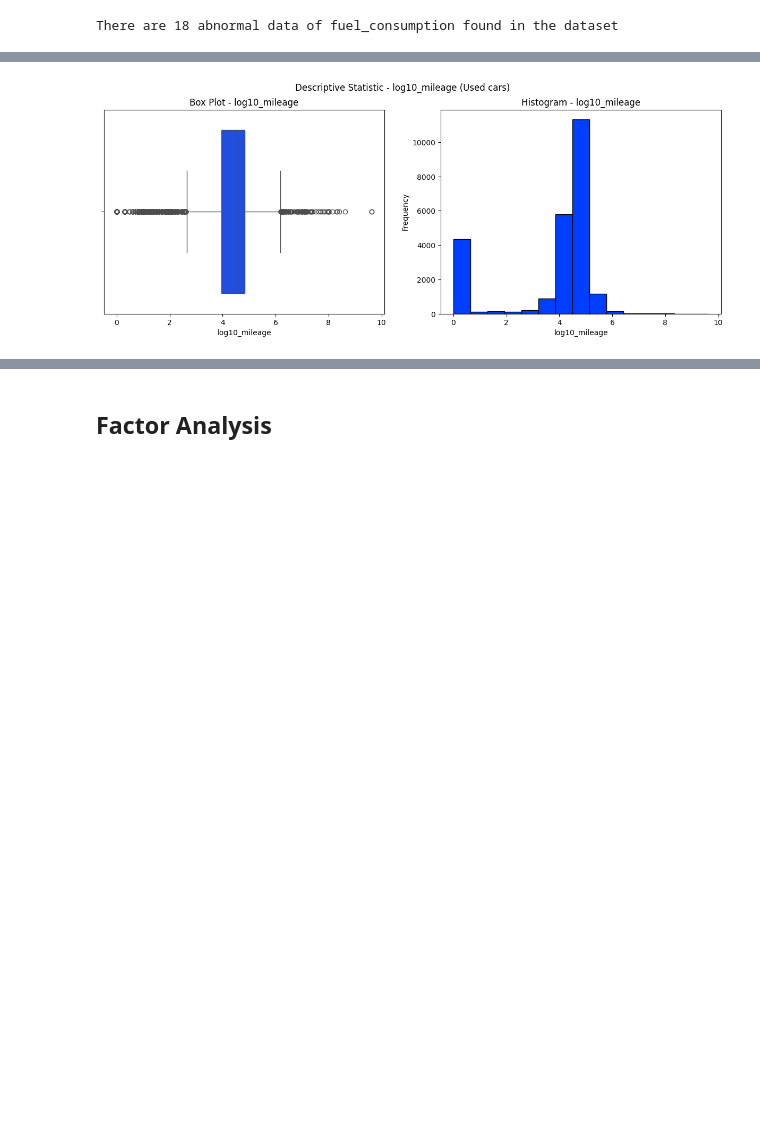
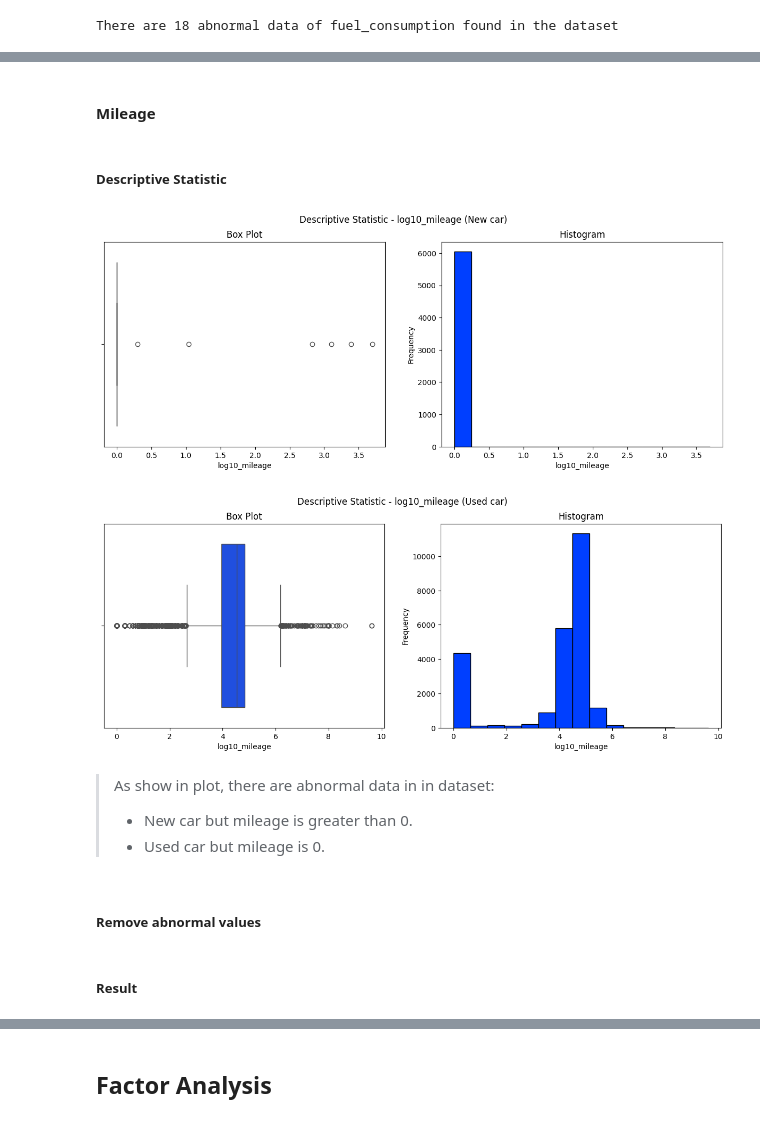
Before and after one commit to duyphuongnguyen1999/Car-Price-Prediction, a Jupyter notebook: Data_Preparation_Module.ipynb, the cells around one changed output, grey strips where cells are left out. Saved outputs shown, nothing was run; the diff lists cells and outputs as text; code cells hidden in the pictures; blank space fills up the shorter version.

```diff
--- a/Data_Preparation_Module.ipynb
+++ b/Data_Preparation_Module.ipynb
@@ -398,20 +421,31 @@ There are 18 abnormal data of fuel_consumption found in the dataset
+# %% [markdown]
+#### Mileage
+# %% [markdown]
+##### Descriptive Statistic
 # %%
-# Descriptive Statistic Analysis - log10_mileage
-# Initialize figure
-plt.figure(figsize=(15,5))
-plt.suptitle('Descriptive Statistic - log10_mileage (Used cars)')
-# Subplot 1
-plt.subplot(121)
-sns.boxplot(x='log10_mileage',
-            data=car_details[car_details['condition']=='Used car']) # Extract only data of used cars
-plt.title('Box Plot - log10_mileage')
-# Subplot 2
-plt.subplot(122)
-car_details[car_details['condition']=='Used car']['log10_mileage'] \
-            .plot(kind='hist', bins=15, edgecolor='black')
-plt.xlabel('log10_mileage')
-plt.title('Histogram - log10_mileage')
-plt.show()
+# Descriptive Statistic Analysis
+for condition in ["New car", "Used car"]:
+    plt.figure(figsize=(15,5))
+    plt.suptitle(f'Descriptive Statistic - log10_mileage ({condition})')
+    # Subplot 1
+    plt.subplot(121)
+    sns.boxplot(x='log10_mileage',
+                data=car_details[car_details['condition']==condition])
+    plt.title('Box Plot')
+    # Subplot 2
+    plt.subplot(122)
+    car_details[car_details['condition']==condition]['log10_mileage'] \
+                .plot(kind='hist', bins=15, edgecolor='black')
+    plt.xlabel('log10_mileage')
+    plt.title('Histogram')
+    plt.show()
 # %% [output]
-[figure, old version]
+[figure, new version]
+[figure, added]
+# %% [markdown]
+> As show in plot, there are abnormal data in in dataset:
+>- New car but mileage is greater than 0.
+>- Used car but mileage is 0.
+# %% [markdown]
+##### Remove abnormal values
 # %%
@@ -433,2 +469,4 @@ def handling_abnormal_mileage(row):
 car_details = car_details.apply(handling_abnormal_mileage, axis=1)
+# %% [markdown]
+##### Result
 # %%
```
Also changed, not shown: parts of 10 cells of this notebook.
